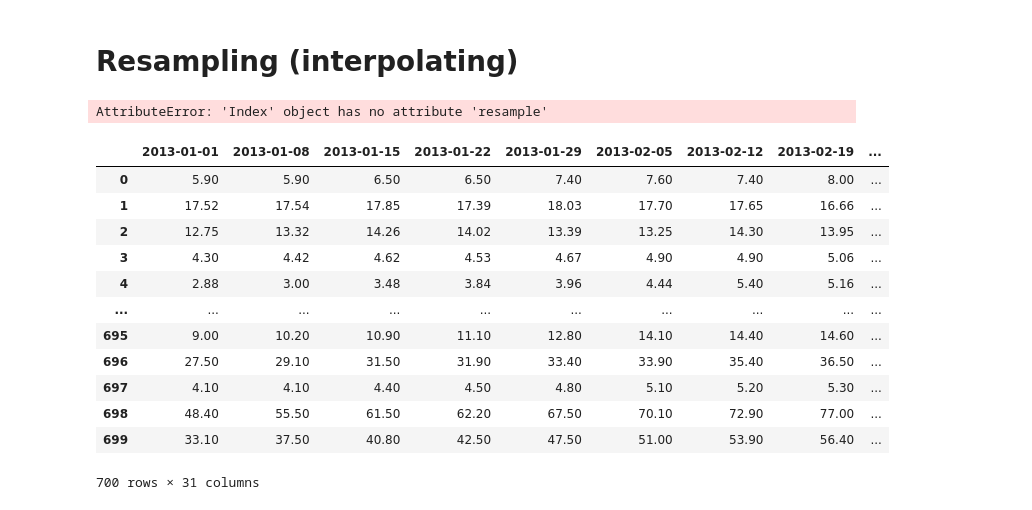
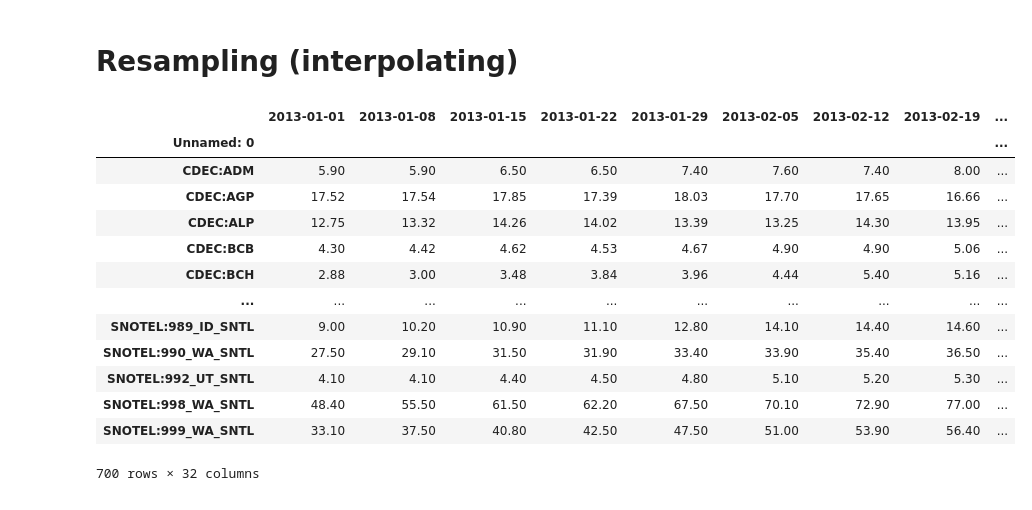
Before and after one commit to rlew631/snowcast, a Jupyter notebook: eda.ipynb, the cells around one changed output. Drawn from its saved outputs; the diff is of its cells as text; code cells hidden in the pictures.

```diff
--- a/eda.ipynb
+++ b/eda.ipynb
@@ -129,25 +64,7 @@ Index(['2019-01-01', '2019-01-08', '2019-01-15', '2019-01-22', '2019-01-29',
 # %% [markdown]
 # Resampling (interpolating)
 # %%
-train_features_df.columns[1:32].resample('D', axis=1).mean()
+# train_features_df.iloc[:,1:32]#.resample('D', axis=1).mean()
-# %% [output]
-AttributeError: 'Index' object has no attribute 'resample'
-# %%
-train_features_df.iloc[:,1:32]#.resample('D', axis=1).mean()
-# %% [output]
-|  | 2013-01-01 | 2013-01-08 | 2013-01-15 | 2013-01-22 | 2013-01-29 | 2013-02-05 | 2013-02-12 | 2013-02-19 | ... |
-| 0 | 5.90 | 5.90 | 6.50 | 6.50 | 7.40 | 7.60 | 7.40 | 8.00 | ... |
-| 1 | 17.52 | 17.54 | 17.85 | 17.39 | 18.03 | 17.70 | 17.65 | 16.66 | ... |
-| 2 | 12.75 | 13.32 | 14.26 | 14.02 | 13.39 | 13.25 | 14.30 | 13.95 | ... |
-| 3 | 4.30 | 4.42 | 4.62 | 4.53 | 4.67 | 4.90 | 4.90 | 5.06 | ... |
-| 4 | 2.88 | 3.00 | 3.48 | 3.84 | 3.96 | 4.44 | 5.40 | 5.16 | ... |
-| ... | ... | ... | ... | ... | ... | ... | ... | ... | ... |
-| 695 | 9.00 | 10.20 | 10.90 | 11.10 | 12.80 | 14.10 | 14.40 | 14.60 | ... |
-| 696 | 27.50 | 29.10 | 31.50 | 31.90 | 33.40 | 33.90 | 35.40 | 36.50 | ... |
-| 697 | 4.10 | 4.10 | 4.40 | 4.50 | 4.80 | 5.10 | 5.20 | 5.30 | ... |
-| 698 | 48.40 | 55.50 | 61.50 | 62.20 | 67.50 | 70.10 | 72.90 | 77.00 | ... |
-| 699 | 33.10 | 37.50 | 40.80 | 42.50 | 47.50 | 51.00 | 53.90 | 56.40 | ... |
-700 rows × 31 columns
 # %%
 date_labels = train_features_df.columns.values[1:]
 for i, date in enumerate(date_labels):
@@ -156 +76,19 @@ train_features_df.columns.values[1:] = date_labels
+# %%
+train_features_df.iloc[:,0:31]
+# had to shift the last index since `unnamed: 0` is no longer a column
+# %% [output]
+|  | 2013-01-01 | 2013-01-08 | 2013-01-15 | 2013-01-22 | 2013-01-29 | 2013-02-05 | 2013-02-12 | 2013-02-19 | ... |
+| Unnamed: 0 |  |  |  |  |  |  |  |  | ... |
+| CDEC:ADM | 5.90 | 5.90 | 6.50 | 6.50 | 7.40 | 7.60 | 7.40 | 8.00 | ... |
+| CDEC:AGP | 17.52 | 17.54 | 17.85 | 17.39 | 18.03 | 17.70 | 17.65 | 16.66 | ... |
+| CDEC:ALP | 12.75 | 13.32 | 14.26 | 14.02 | 13.39 | 13.25 | 14.30 | 13.95 | ... |
+| CDEC:BCB | 4.30 | 4.42 | 4.62 | 4.53 | 4.67 | 4.90 | 4.90 | 5.06 | ... |
+| CDEC:BCH | 2.88 | 3.00 | 3.48 | 3.84 | 3.96 | 4.44 | 5.40 | 5.16 | ... |
+| ... | ... | ... | ... | ... | ... | ... | ... | ... | ... |
+| SNOTEL:989_ID_SNTL | 9.00 | 10.20 | 10.90 | 11.10 | 12.80 | 14.10 | 14.40 | 14.60 | ... |
+| SNOTEL:990_WA_SNTL | 27.50 | 29.10 | 31.50 | 31.90 | 33.40 | 33.90 | 35.40 | 36.50 | ... |
+| SNOTEL:992_UT_SNTL | 4.10 | 4.10 | 4.40 | 4.50 | 4.80 | 5.10 | 5.20 | 5.30 | ... |
+| SNOTEL:998_WA_SNTL | 48.40 | 55.50 | 61.50 | 62.20 | 67.50 | 70.10 | 72.90 | 77.00 | ... |
+| SNOTEL:999_WA_SNTL | 33.10 | 37.50 | 40.80 | 42.50 | 47.50 | 51.00 | 53.90 | 56.40 | ... |
+700 rows × 32 columns
 # %%
```
Also changed, not shown: parts of 20 cells of this notebook.
